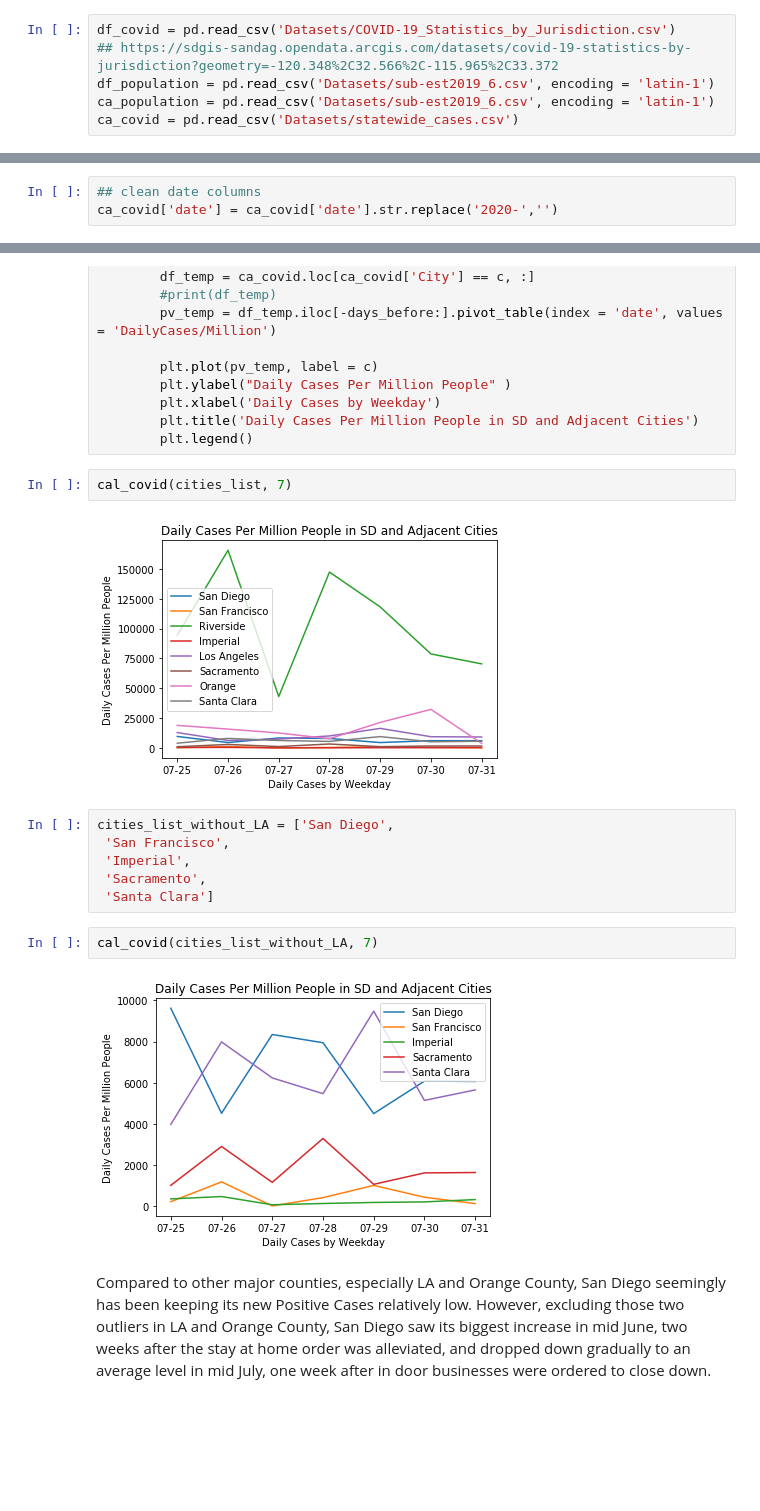
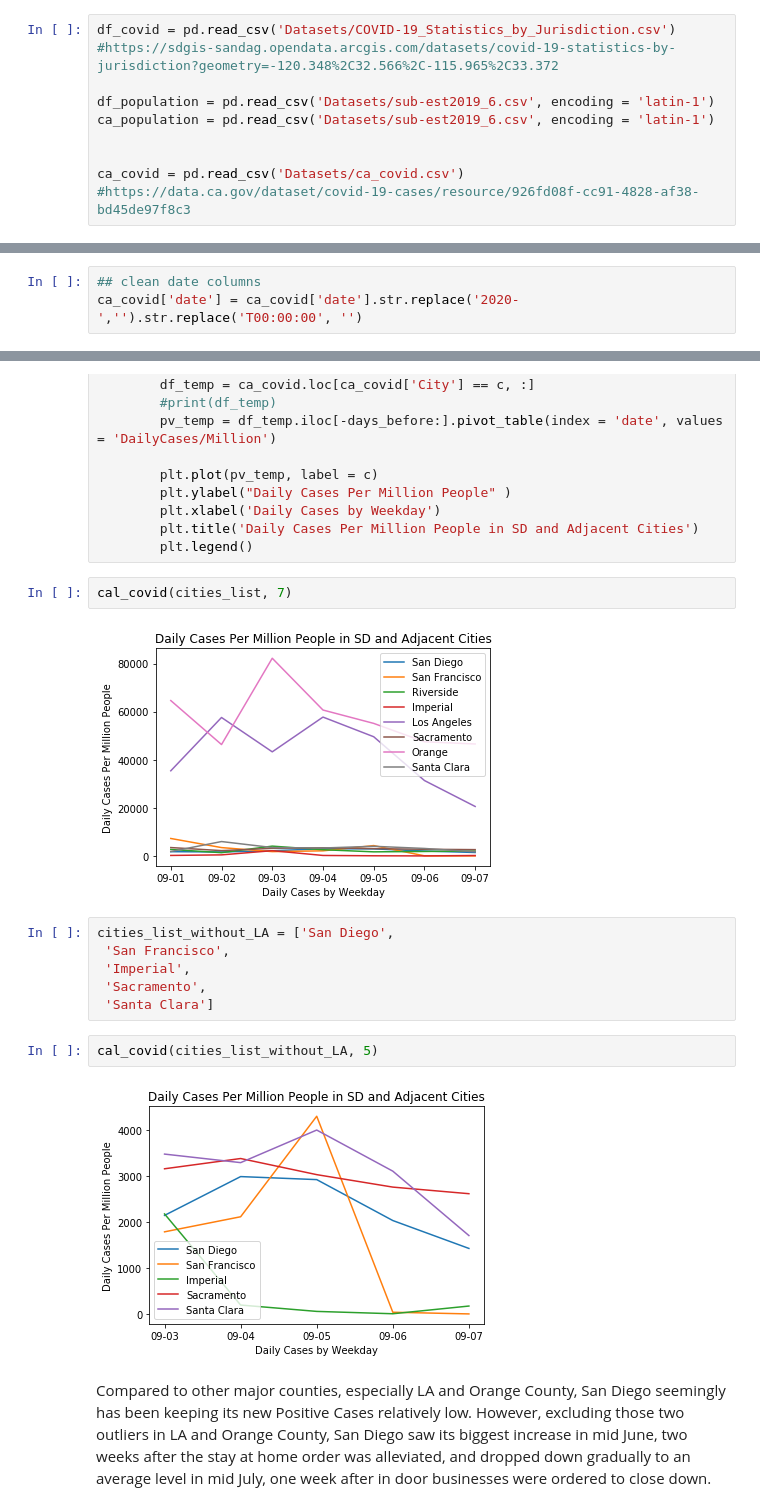
Before and after one commit to waychang626/Summer-2020-Projects-, a Jupyter notebook: COVID19-Project/COVID_SD.ipynb, the cells around one changed output, grey strips where cells are left out. Saved outputs shown, nothing was run; the diff lists cells and outputs as text; blank space fills up the shorter version.

Commit message:
update datasets

```diff
--- a/COVID19-Project/COVID_SD.ipynb
+++ b/COVID19-Project/COVID_SD.ipynb
@@ -7,7 +9,11 @@ from scipy import stats
 from itertools import chain
 # %%
 df_covid = pd.read_csv('Datasets/COVID-19_Statistics_by_Jurisdiction.csv')
-## https://sdgis-sandag.opendata.arcgis.com/datasets/covid-19-statistics-by-jurisdiction?geometry=-120.348%2C32.566%2C-115.965%2C33.372
+#https://sdgis-sandag.opendata.arcgis.com/datasets/covid-19-statistics-by-jurisdiction?geometry=-120.348%2C32.566%2C-115.965%2C33.372
+
 df_population = pd.read_csv('Datasets/sub-est2019_6.csv', encoding = 'latin-1')
 ca_population = pd.read_csv('Datasets/sub-est2019_6.csv', encoding = 'latin-1')
-ca_covid = pd.read_csv('Datasets/statewide_cases.csv')
+
+
+ca_covid = pd.read_csv('Datasets/ca_covid.csv')
+#https://data.ca.gov/dataset/covid-19-cases/resource/926fd08f-cc91-4828-af38-bd45de97f8c3
@@ -86,7 +121,7 @@ cities_list = ['San Diego','San Francisco', 'Riverside', 'Imperial', 'Los Angele
 ca_covid = ca_covid.loc[ca_covid['county'].isin(cities_list)]
 # %%
 ## clean date columns
-ca_covid['date'] = ca_covid['date'].str.replace('2020-','')
+ca_covid['date'] = ca_covid['date'].str.replace('2020-','').str.replace('T00:00:00', '')
 # %% [markdown]
 ## Merging
 # %%
@@ -324,7 +341,7 @@ def cal_covid(cities_list, days_before):
 # %%
 cal_covid(cities_list, 7)
 # %% [output]
-[figure, old version]
+[figure, new version]
 # %%
 cities_list_without_LA = ['San Diego',
  'San Francisco',
@@ -332,9 +349,9 @@ cities_list_without_LA = ['San Diego',
  'Sacramento',
  'Santa Clara']
 # %%
-cal_covid(cities_list_without_LA, 7)
+cal_covid(cities_list_without_LA, 5)
 # %% [output]
-[figure, old version]
+[figure, new version]
 # %% [markdown]
 Compared to other major counties, especially LA and Orange County, San Diego seemingly has been keeping its new Positive Cases relatively low. However, excluding those two outliers in LA and Orange County, San Diego saw its biggest increase in mid June, two weeks after the stay at home order was alleviated, and dropped down gradually to an average level in mid July, one week after in door businesses were ordered to close down.
 # %% [markdown]
```
Also changed, not shown: parts of 16 cells of this notebook, 3 other files.
